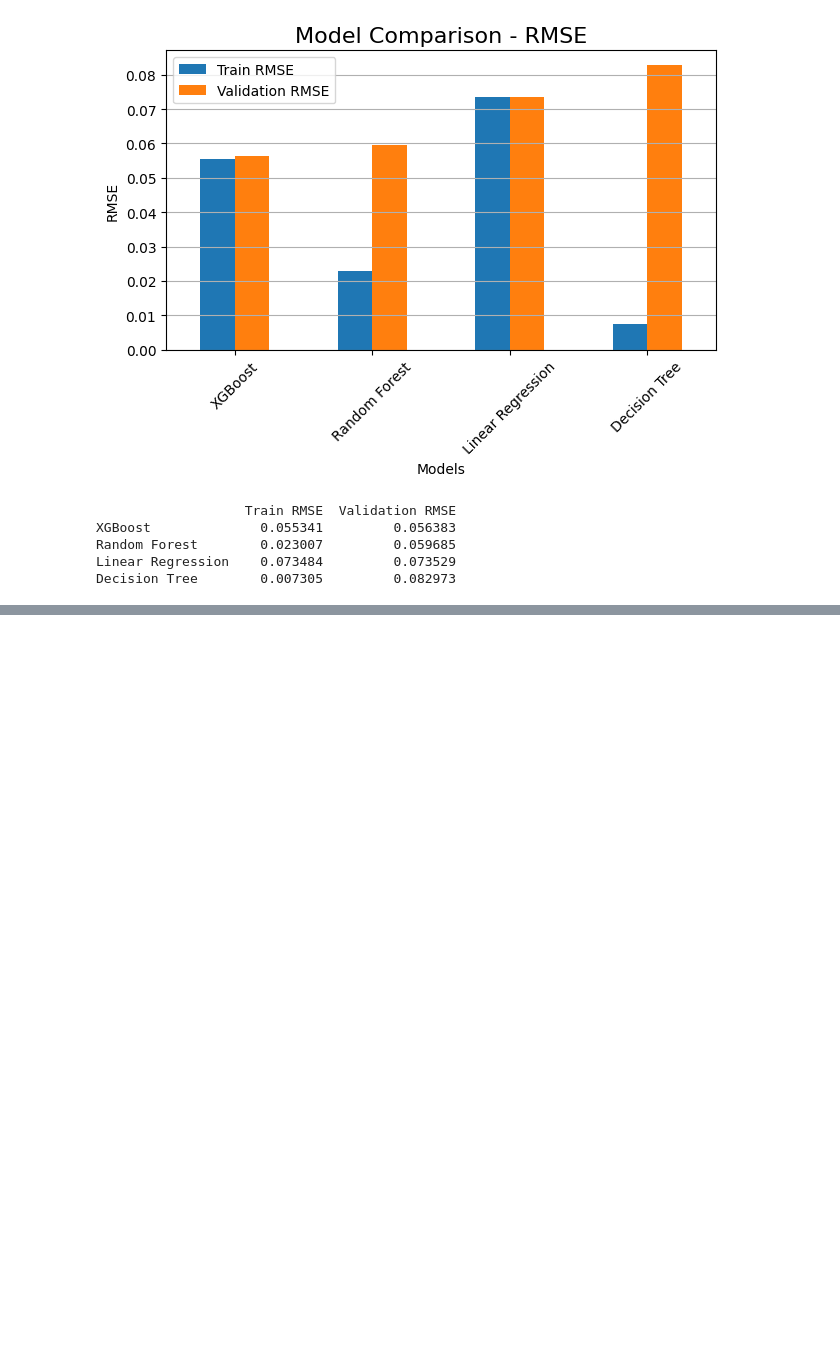
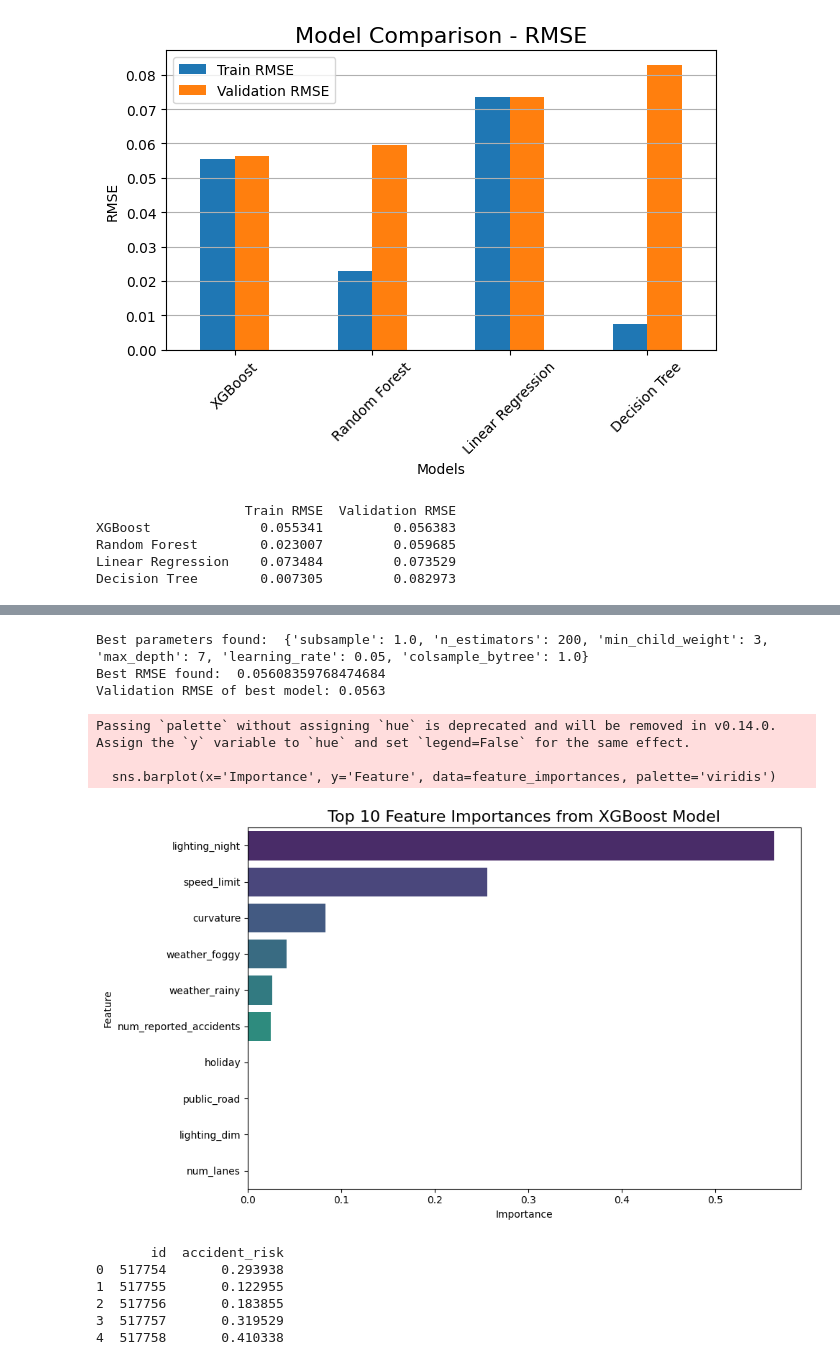
Before and after one commit to alexbond008/Predicting-Road-Accident-Risk, a Jupyter notebook: model.ipynb, the cells around one changed output, grey strips where cells are left out. Cells and saved outputs as stored; diff of their text form; code cells hidden in the pictures; blank space fills up the shorter version.

Commit message:
submission

```diff
--- a/model.ipynb
+++ b/model.ipynb
@@ -110,0 +123,18 @@ Decision Tree        0.007305         0.082973
+# %%
+# We are going to save a bit of computation time by using RandomizedSearchCV instead of GridSearchCV
+from sklearn.model_selection import RandomizedSearchCV
+
+xgb_mdoel = XGBRegressor(random_state=42)
+
+random_search = RandomizedSearchCV(
+    estimator=xgb_mdoel,
+    param_distributions=param_grid,
+    n_iter=50,
+    scoring='neg_root_mean_squared_error',
+    cv= 5,
+    verbose=2,
+    n_jobs=-1,
+    random_state=42
+)
+
+random_search.fit(X_train, y_train)
@@ -110,0 +176,55 @@ Decision Tree        0.007305         0.082973
+# %%
+#get best model
+print("Best parameters found: ", random_search.best_params_)
+print("Best RMSE found: ", -random_search.best_score_)
+
+#Evaluate best model on validation set
+best_model = random_search.best_estimator_
+val_preds = best_model.predict(X_val)
+val_rmse = np.sqrt(np.mean((y_val - val_preds) ** 2))
+print(f"Validation RMSE of best model: {val_rmse:.4f}")
+# %% [output]
+Best parameters found:  {'subsample': 1.0, 'n_estimators': 200, 'min_child_weight': 3, 'max_depth': 7, 'learning_rate': 0.05, 'colsample_bytree': 1.0}
+Best RMSE found:  0.05608359768474684
+Validation RMSE of best model: 0.0563
+# %%
+#plot feature importance
+feature_importances = pd.DataFrame({
+    'Feature': X_train.columns,
+    'Importance': best_model.feature_importances_
+})
+
+feature_importances = feature_importances.sort_values(by='Importance', ascending=False).head(10)
+
+plt.figure(figsize=(10, 6))
+sns.barplot(x='Importance', y='Feature', data=feature_importances, palette='viridis')
+plt.title('Top 10 Feature Importances from XGBoost Model', fontsize=16)
+plt.xlabel('Importance')
+plt.ylabel('Feature')
+plt.tight_layout()
+plt.show()
+# %% [output]
+Passing `palette` without assigning `hue` is deprecated and will be removed in v0.14.0. Assign the `y` variable to `hue` and set `legend=False` for the same effect.
+
+  sns.barplot(x='Importance', y='Feature', data=feature_importances, palette='viridis')
+[figure, added]
+# %%
+#make predictions
+xgb_preds = best_model.predict(X_test)
+
+submission = pd.DataFrame({
+    'id': test_encoded['id'],
+    'accident_risk': xgb_preds
+})
+
+print(submission.head())
+
+#save to CSV
+submission.to_csv('playground-series-data/xgboost_submission.csv', index=False)
+# %% [output]
+       id  accident_risk
+0  517754       0.293938
+1  517755       0.122955
+2  517756       0.183855
+3  517757       0.319529
+4  517758       0.410338
```
Also changed, not shown: parts of 2 cells of this notebook, 1 other file.
